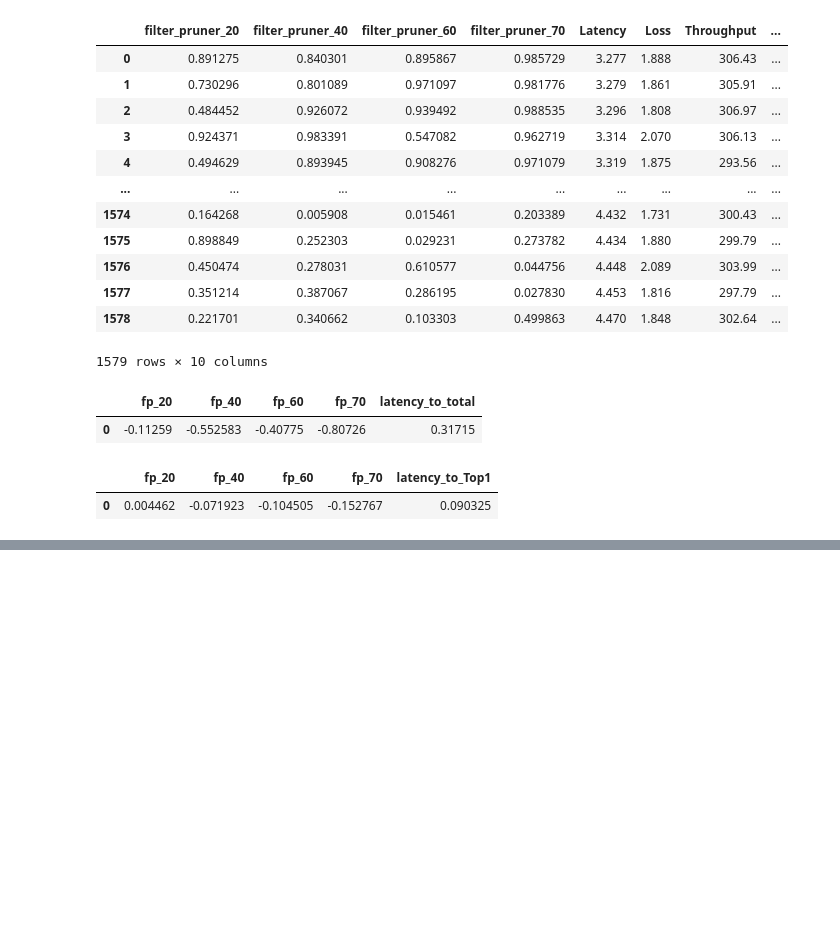
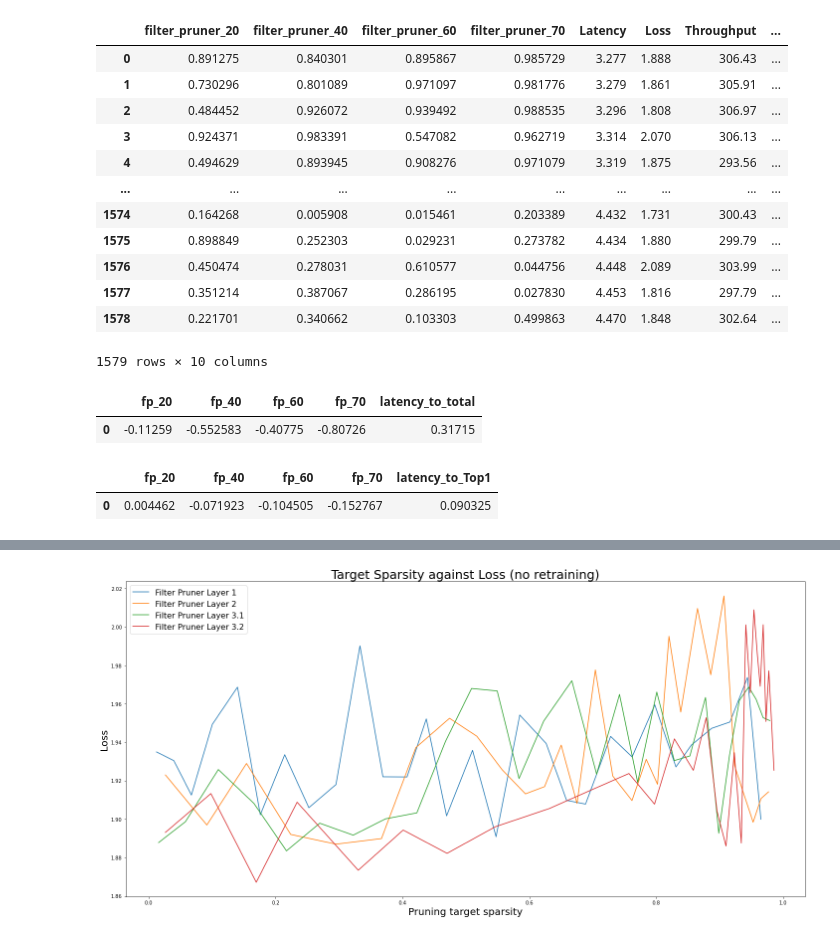
Before and after one commit to friedforfun/Dissertation, a Jupyter notebook: DataVisualisation/Datavis.ipynb, the cells around one changed output, grey strips where cells are left out. Cells and saved outputs as stored; diff of their text form; code cells hidden in the pictures; blank space fills up the shorter version.

Commit message:
Tidied up notebook for basic plots

```diff
--- a/DataVisualisation/Datavis.ipynb
+++ b/DataVisualisation/Datavis.ipynb
@@ -186,22 +82,0 @@ fp_40 = zip(x.tolist(), z.tolist())
-# %%
-fp_60 = sorted(build_line(latency_data.to_numpy(), 2, 7))
-x, y, z, w = bin_data(zip(*fp_60), buckets)
-fp_60 = zip(x.tolist(), z.tolist())
-# %%
-fp_70 = sorted(build_line(latency_data.to_numpy(), 3, 7))
-x, y, z, w = bin_data(zip(*fp_70), buckets)
-fp_70 = zip(x.tolist(), z.tolist())
-# %%
-fig, ax = plt.subplots(figsize=(20,10))
-ax.plot(*zip(*fp_20), label='Filter Pruner Layer 1')
-ax.plot(*zip(*fp_40), label='Filter Pruner Layer 2')
-ax.plot(*zip(*fp_60), label='Filter Pruner Layer 3.1')
-ax.plot(*zip(*fp_70), label='Filter Pruner Layer 3.2')
-
-ax.set_title('Target Sparsity against Top1 (no retraining)', fontsize=25)
-ax.set_ylabel('Top1', fontsize=20)
-ax.set_xlabel('Pruning target sparsity', fontsize=20)
-
-ax.legend(prop={"size":16})
-plt.tight_layout()
-plt.show()
@@ -209,0 +169,2 @@ plt.show()
+# %%
+plot_pruners(latency_data, 'Latency', 'Target Sparsity against Latency (no retraining)')
@@ -209,0 +173,4 @@ plt.show()
+# %%
+plot_pruners(latency_data, 'Loss', 'Target Sparsity against Loss (no retraining)')
+# %% [output]
+[figure, added]
```
Also changed, not shown: parts of 16 cells of this notebook.
